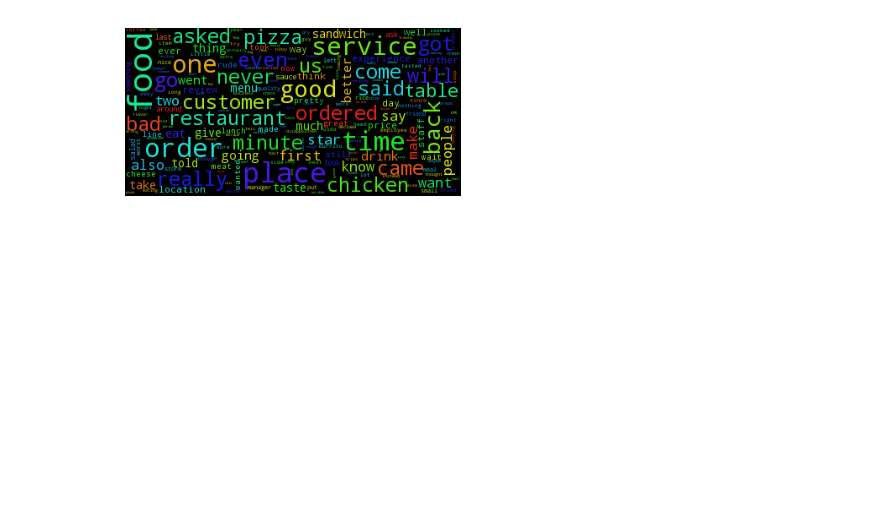
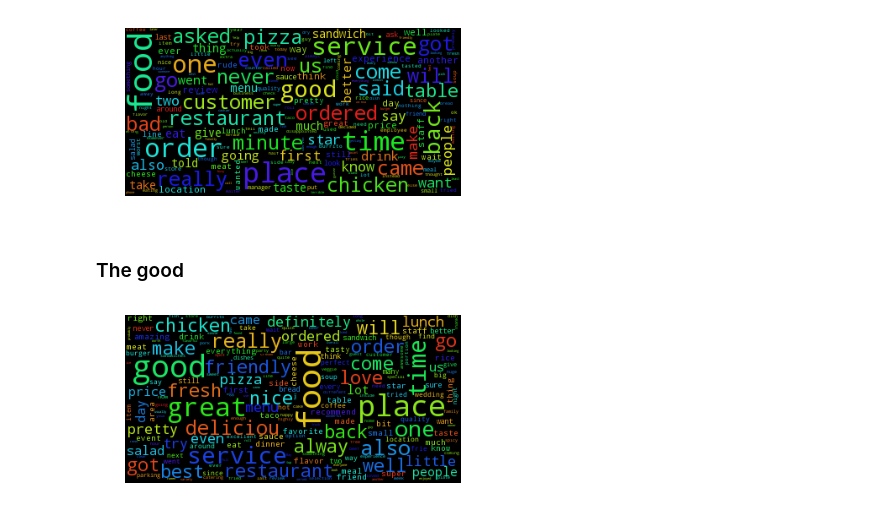
Before and after one commit to zwang1/pdsteam, a Jupyter notebook: yelp.ipynb, the cells around one changed output. Drawn from its saved outputs; the diff is of its cells as text; code cells hidden in the pictures; blank space fills up the shorter version.

Commit message:
add some words

```diff
--- a/yelp.ipynb
+++ b/yelp.ipynb
@@ -313,3 +317,17 @@ plt.axis("off")
 plt.show()
 # %% [output]
 [figure]
+# %% [markdown]
+### The good
+# %%
+business_reviews = itertools.chain(*reviews.values())
+business_reviews = filter(lambda x: x['rating'] >= 4.0, business_reviews)
+all_bad_reviews = ' '.join([x['text'] for x in business_reviews])
+
+wordcloud = WordCloud(max_font_size=40, relative_scaling=.5)
+pic = wordcloud.generate(all_bad_reviews)
+plt.imshow(pic)
+plt.axis("off")
+plt.show()
+# %% [output]
+[figure, added]
```
Also changed, not shown: parts of 4 cells of this notebook.
